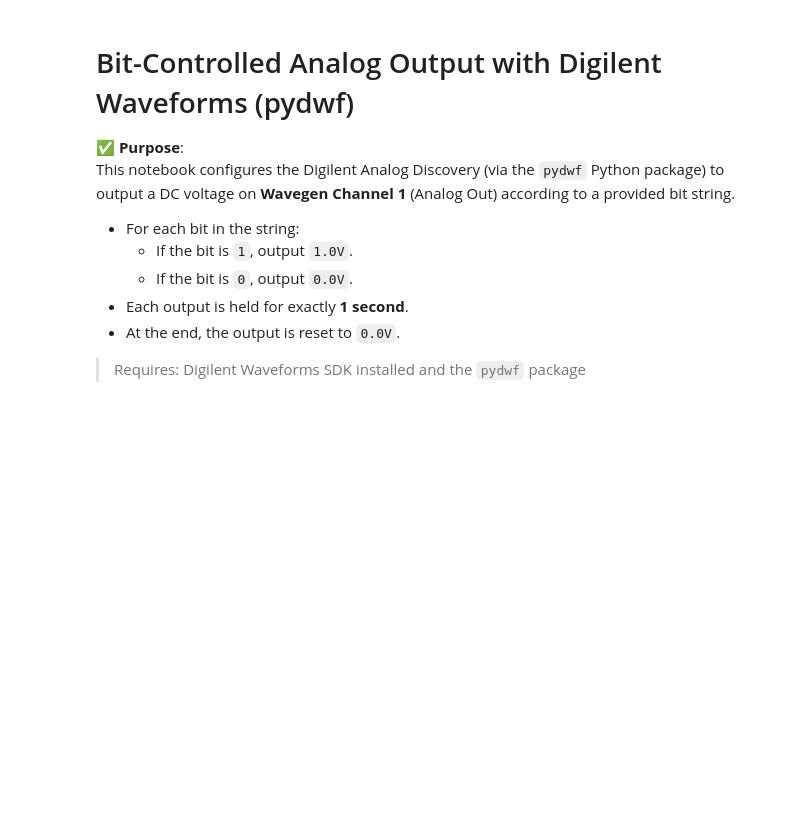
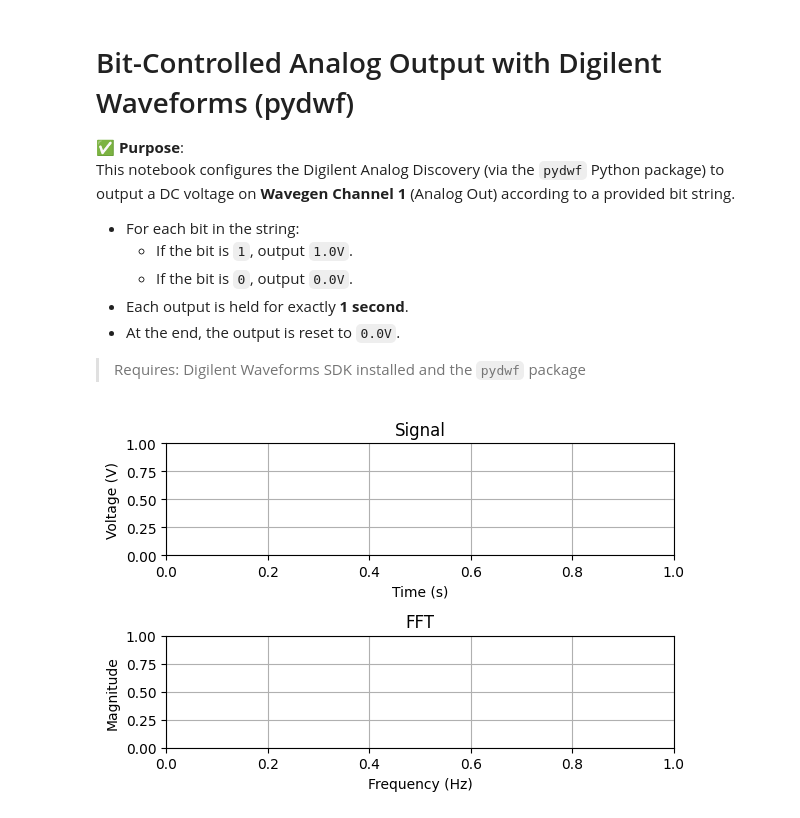
Before and after one commit to Adibanand/Physics111AFinalProject, a Jupyter notebook: bit_controlled_output.ipynb, the cells around one changed output. Cells and saved outputs as stored; diff of their text form; code cells hidden in the pictures; blank space fills up the shorter version.

```diff
--- a/bit_controlled_output.ipynb
+++ b/bit_controlled_output.ipynb
@@ -45,0 +30,6 @@ output_bitstream(bit_string)
+# %%
+# %%
+# Create a TEST figure (time + FFT)
+fig, axs = create_figure(ScanType.TEST, figsize=(6, 4))
+# %% [output]
+[figure, added]
```
Also changed, not shown: parts of 4 cells of this notebook, 2 other files.
